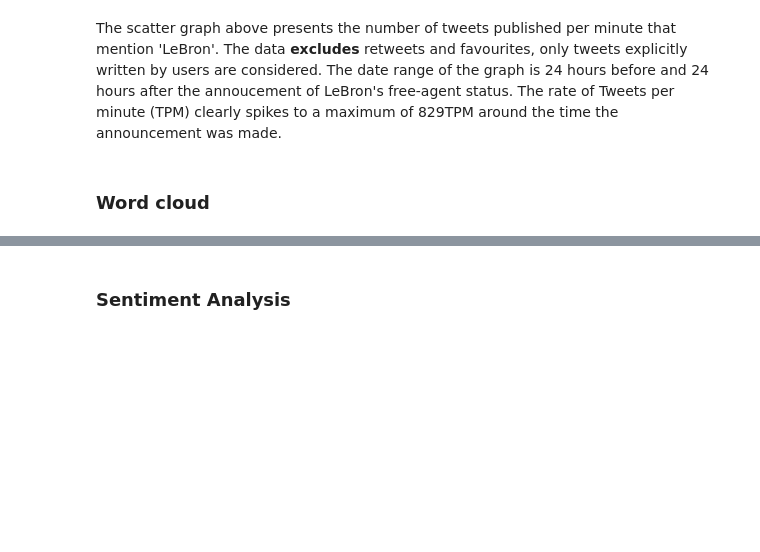
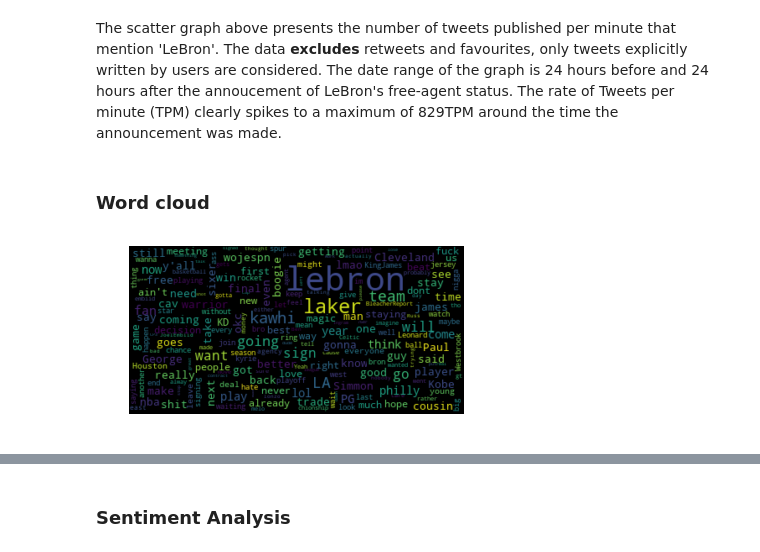
Before and after one commit to lrbachtiar/past_projects, a Jupyter notebook: lebron_decision/Twitter_data.ipynb, the cells around one changed output, grey strips where cells are left out. Cells and saved outputs as stored; diff of their text form; code cells hidden in the pictures; blank space fills up the shorter version.

```diff
--- a/lebron_decision/Twitter_data.ipynb
+++ b/lebron_decision/Twitter_data.ipynb
@@ -110,20 +102,16 @@ single_text=sub_df['text'].str.cat(sep=', ')
 # %%
+mask = (clean_df['date'] > sdate) & (clean_df['date'] <= datetime.datetime(2018,7,1,23,0,0))
+sub_df = clean_df.loc[mask]
+sub_df = sub_df.reset_index(drop=True)
+single_text=sub_df['text'].str.cat(sep=', ')
 text=clean_df['text']
 wordcloud = WordCloud(collocations=False).generate(single_text)
-
 # Display the generated image:
-# the matplotlib way:
 import matplotlib.pyplot as plt
-plt.imshow(wordcloud, interpolation='bilinear')
-plt.axis("off")
-
-# lower max_font_size
 wordcloud = WordCloud(collocations=False,max_font_size=40).generate(single_text)
 plt.figure()
 plt.imshow(wordcloud, interpolation="bilinear")
 plt.axis("off")
 plt.show()
-
-# The pil way (if you don't have matplotlib)
-# image = wordcloud.to_image()
-#image.show()
+# %% [output]
+[figure, added]
```
Also changed, not shown: parts of 24 cells of this notebook.
